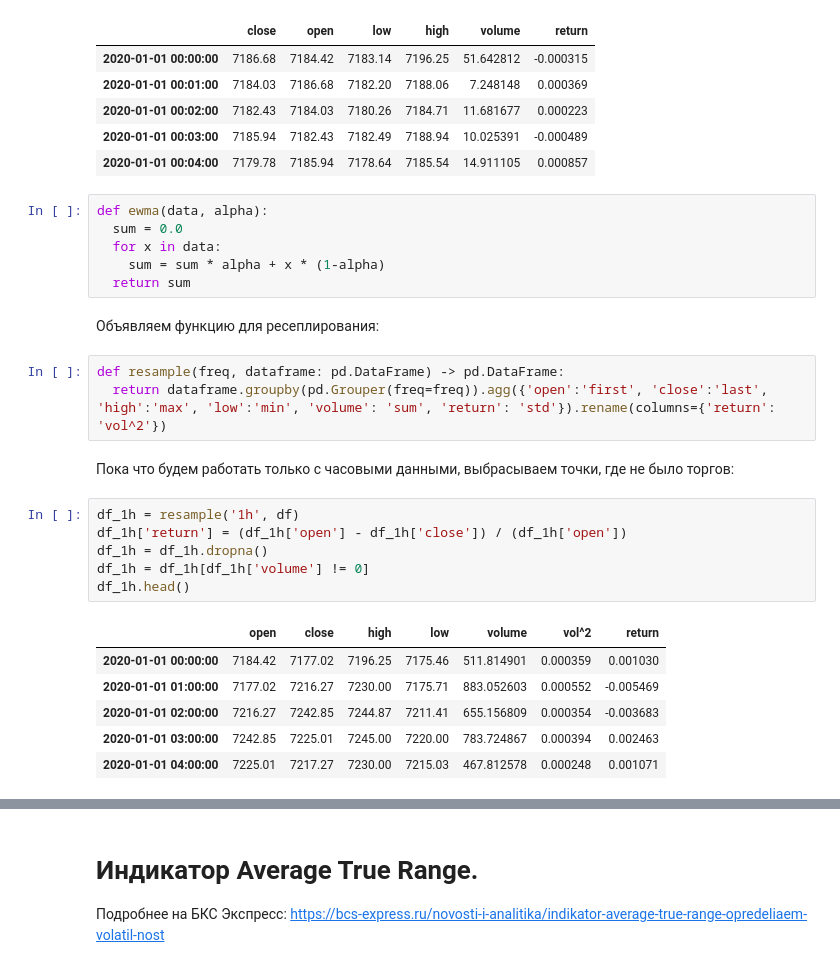
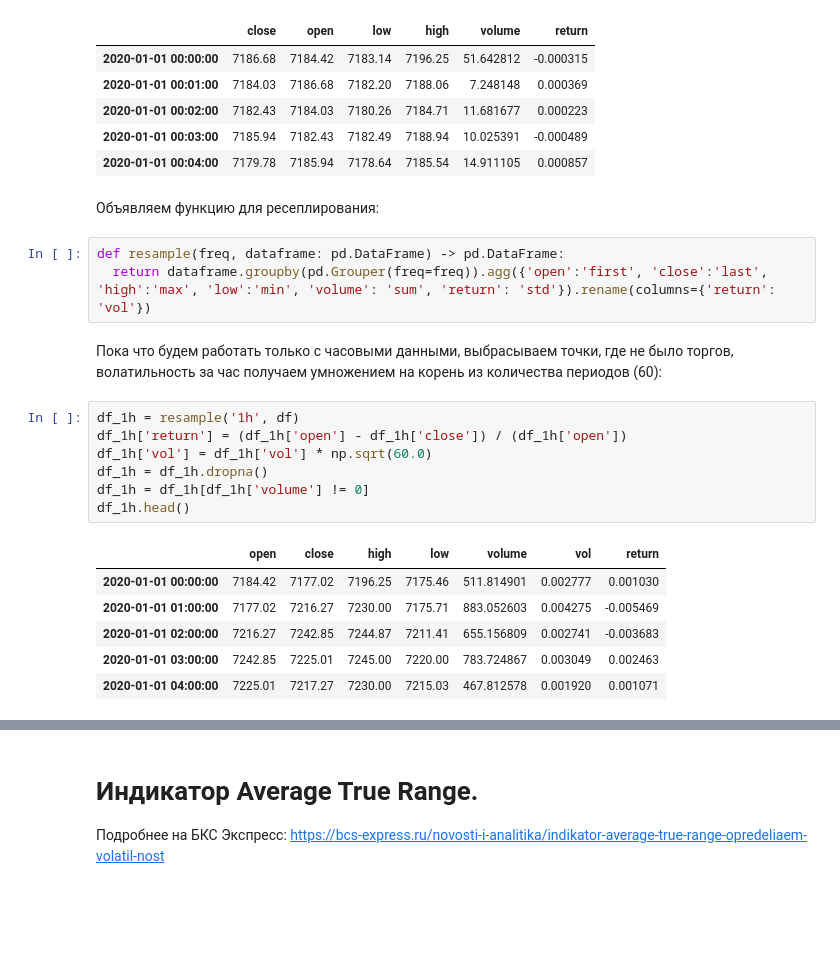
Before and after one commit to lantalex/cmf_relized_vol_prediction, a Jupyter notebook: week-2.ipynb, the cells around one changed output, grey strips where cells are left out. Drawn from its saved outputs; the diff is of its cells as text; blank space fills up the shorter version.

```diff
--- a/week-2.ipynb
+++ b/week-2.ipynb
@@ -39,29 +42,24 @@ df.head()
 | 2020-01-01 00:02:00 | 7182.43 | 7184.03 | 7180.26 | 7184.71 | 11.681677 | 0.000223 |
 | 2020-01-01 00:03:00 | 7185.94 | 7182.43 | 7182.49 | 7188.94 | 10.025391 | -0.000489 |
 | 2020-01-01 00:04:00 | 7179.78 | 7185.94 | 7178.64 | 7185.54 | 14.911105 | 0.000857 |
-# %%
-def ewma(data, alpha):
-  sum = 0.0
-  for x in data:
-    sum = sum * alpha + x * (1-alpha)
-  return sum
 # %% [markdown]
 Объявляем функцию для ресеплирования:
 # %%
 def resample(freq, dataframe: pd.DataFrame) -> pd.DataFrame:
-  return dataframe.groupby(pd.Grouper(freq=freq)).agg({'open':'first', 'close':'last', 'high':'max', 'low':'min', 'volume': 'sum', 'return': 'std'}).rename(columns={'return': 'vol^2'})
+  return dataframe.groupby(pd.Grouper(freq=freq)).agg({'open':'first', 'close':'last', 'high':'max', 'low':'min', 'volume': 'sum', 'return': 'std'}).rename(columns={'return': 'vol'})
 # %% [markdown]
-Пока что будем работать только с часовыми данными, выбрасываем точки, где не было торгов:
+Пока что будем работать только с часовыми данными, выбрасываем точки, где не было торгов, волатильность за час получаем умножением на корень из количества периодов (60):
 # %%
 df_1h = resample('1h', df)
 df_1h['return'] = (df_1h['open'] - df_1h['close']) / (df_1h['open'])
+df_1h['vol'] = df_1h['vol'] * np.sqrt(60.0)
 df_1h = df_1h.dropna()
 df_1h = df_1h[df_1h['volume'] != 0]
 df_1h.head()
 # %% [output]
-|  | open | close | high | low | volume | vol^2 | return |
-| 2020-01-01 00:00:00 | 7184.42 | 7177.02 | 7196.25 | 7175.46 | 511.814901 | 0.000359 | 0.001030 |
-| 2020-01-01 01:00:00 | 7177.02 | 7216.27 | 7230.00 | 7175.71 | 883.052603 | 0.000552 | -0.005469 |
-| 2020-01-01 02:00:00 | 7216.27 | 7242.85 | 7244.87 | 7211.41 | 655.156809 | 0.000354 | -0.003683 |
-| 2020-01-01 03:00:00 | 7242.85 | 7225.01 | 7245.00 | 7220.00 | 783.724867 | 0.000394 | 0.002463 |
-| 2020-01-01 04:00:00 | 7225.01 | 7217.27 | 7230.00 | 7215.03 | 467.812578 | 0.000248 | 0.001071 |
+|  | open | close | high | low | volume | vol | return |
+| 2020-01-01 00:00:00 | 7184.42 | 7177.02 | 7196.25 | 7175.46 | 511.814901 | 0.002777 | 0.001030 |
+| 2020-01-01 01:00:00 | 7177.02 | 7216.27 | 7230.00 | 7175.71 | 883.052603 | 0.004275 | -0.005469 |
+| 2020-01-01 02:00:00 | 7216.27 | 7242.85 | 7244.87 | 7211.41 | 655.156809 | 0.002741 | -0.003683 |
+| 2020-01-01 03:00:00 | 7242.85 | 7225.01 | 7245.00 | 7220.00 | 783.724867 | 0.003049 | 0.002463 |
+| 2020-01-01 04:00:00 | 7225.01 | 7217.27 | 7230.00 | 7215.03 | 467.812578 | 0.001920 | 0.001071 |
```
Also changed, not shown: parts of 9 cells of this notebook.
